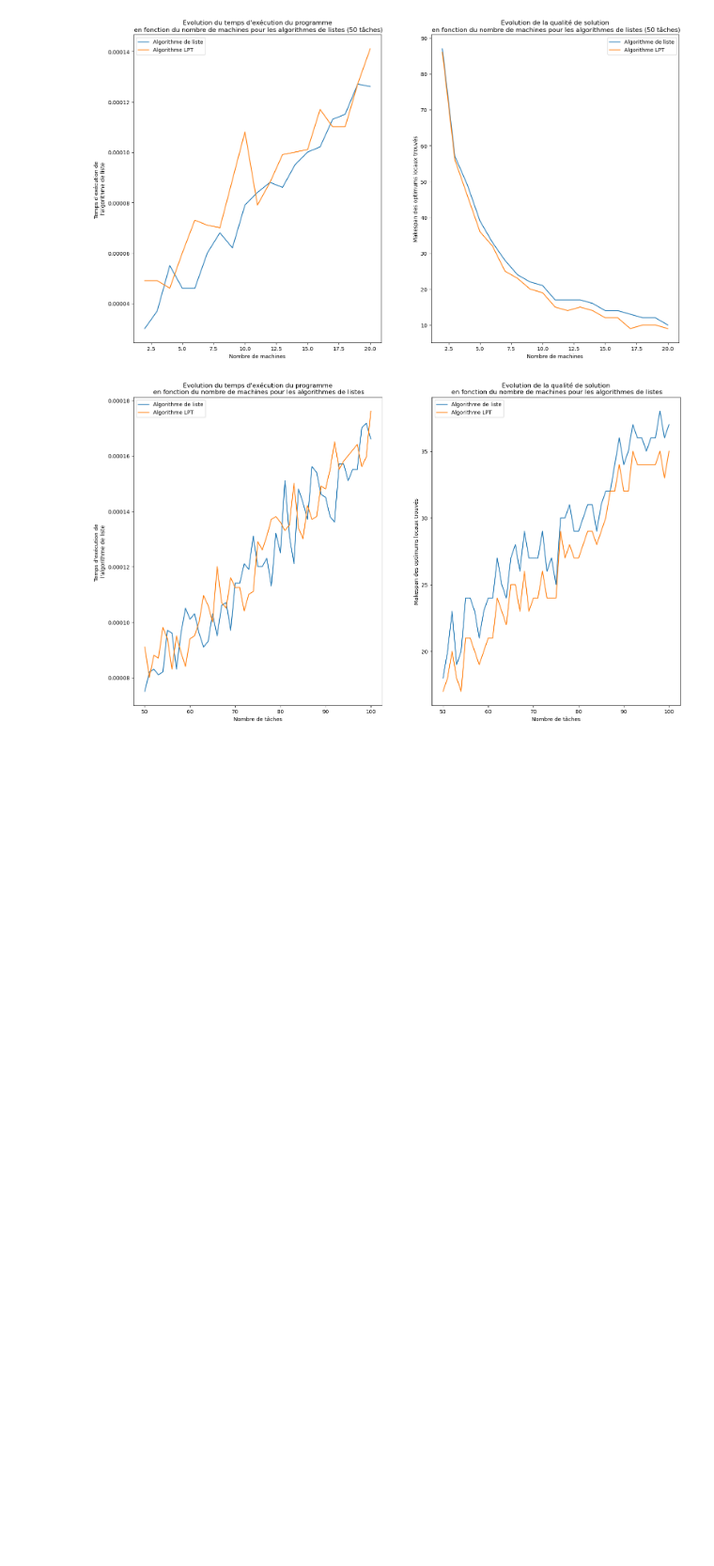
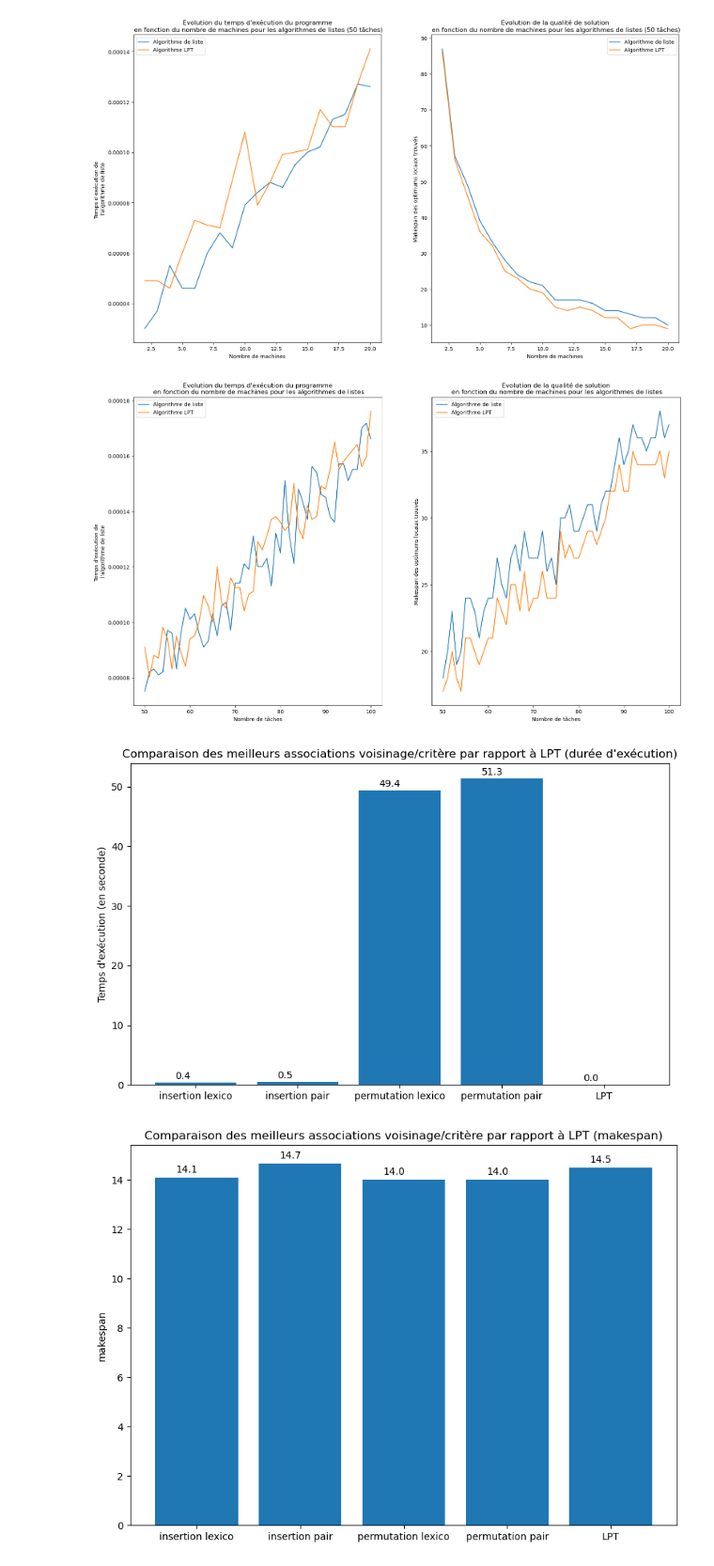
Before and after one commit to CharlineCuraut/projetRP, a Jupyter notebook: Projet_RP.ipynb, the cells around one changed output. Shown at 94% size. Cells and saved outputs as stored; diff of their text form; code cells hidden in the pictures; blank space fills up the shorter version.

```diff
--- a/Projet_RP.ipynb
+++ b/Projet_RP.ipynb
@@ -1227,0 +1251,32 @@ graph_nbTaches_algoListes(nb_taches, duree_max, nb_machines, nb_moyen)
+# %%
+nbmachines =  10
+duree_max = 7
+nb_taches = 40
+nb_moyen = 30
+voisinages = [insertion, permutation]
+criteres = [lexico, pair]
+res = glouton_vs_heuristique(nb_taches, duree_max, nbmachines, nb_moyen, voisinages, criteres)
+res /= nb_moyen
+# %%
+x = ["insertion lexico", "insertion pair", "permutation lexico", "permutation pair", "LPT"]
+fig1 = plt.figure()
+fig1.set_size_inches(10, 6)
+fig1.set_dpi(100)
+plt.bar(x, res[:,0])
+plt.title("Comparaison des meilleurs associations voisinage/critère par rapport à LPT (durée d'exécution)")
+plt.ylabel("Temps d'exécution (en seconde)")
+xlocs, xlabs = plt.xticks()
+for i, v in enumerate(res[:,0]):
+    plt.text(xlocs[i] - 0.2, v + 0.6, round(float(v),1))
+fig2 = plt.figure()
+fig2.set_size_inches(10, 7)
+fig2.set_dpi(100)
+plt.bar(x, res[:,1])
+plt.ylabel("makespan")
+plt.title("Comparaison des meilleurs associations voisinage/critère par rapport à LPT (makespan)")
+xlocs, xlabs = plt.xticks()
+for i, v in enumerate(res[:,1]):
+    plt.text(xlocs[i] - 0.2, v + 0.2, round(float(v),1))
+# %% [output]
+[figure, added]
+[figure, added]
```
Also changed, not shown: parts of 7 cells of this notebook.
